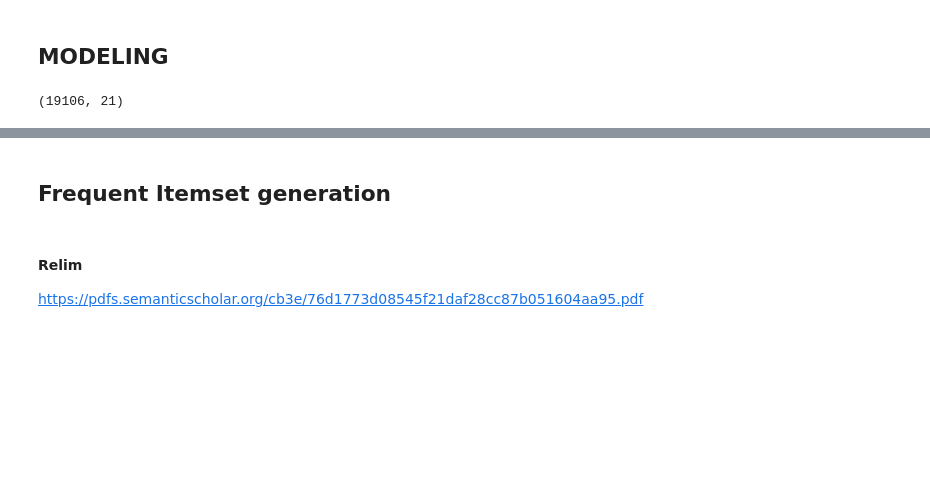
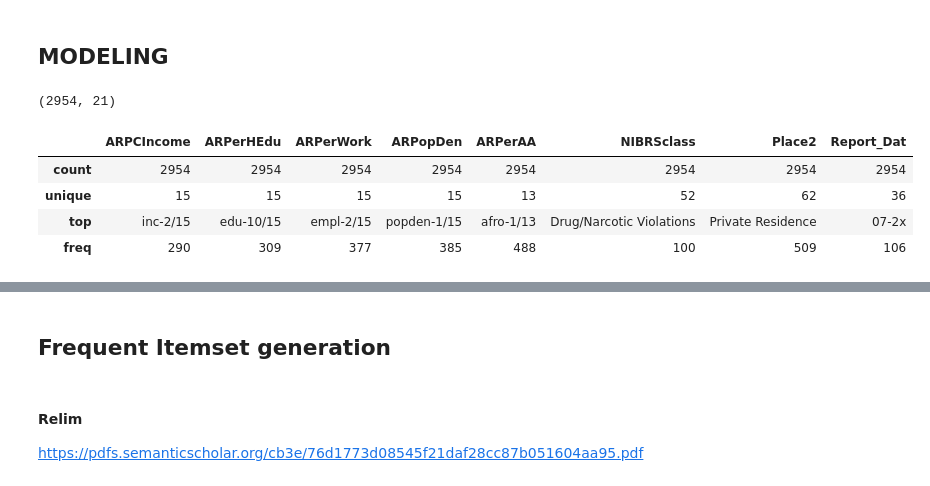
Before and after one commit to chrisPiemonte/crime-analysis, a Jupyter notebook: 3 - Modeling.ipynb, the cells around one changed output, grey strips where cells are left out. Saved outputs shown, nothing was run; the diff lists cells and outputs as text; code cells hidden in the pictures; blank space fills up the shorter version.

```diff
--- a/3 - Modeling.ipynb
+++ b/3 - Modeling.ipynb
@@ -13,9 +14,18 @@ from fp_growth import find_frequent_itemsets as get_freq_itemset
 plt.style.use('ggplot')
 pandas.set_option('display.max_rows', 100, "display.max_columns", 100)
 # %%
-df = pandas.read_csv("./dataset/crimes_census_5poi.csv", sep="\t")
-df = df.drop(["Unnamed: 0", "Clearance_", "Location_T"], axis=1)
+df = pandas.read_csv("./dataset/crimes_census_5poi_sampled100.csv", index_col=0, sep="\t")
 df.shape
 # %% [output]
-(19106, 21)
+(2954, 21)
+# %%
+df = df.drop(["BLOCKID10", "Street_Nam", "ARHeteInx", "ARPerM1724", "ARPerHOwn", "ARPerSF", "ARPerRMI5L", "ARPer3MU"], axis=1)
+df = df.drop(["First_POI", "Second_POI", "Third_POI", "Fourth_POI", "Fifth_POI"], axis=1)
+df.describe()
+# %% [output]
+|  | ARPCIncome | ARPerHEdu | ARPerWork | ARPopDen | ARPerAA | NIBRSclass | Place2 | Report_Dat |
+| count | 2954 | 2954 | 2954 | 2954 | 2954 | 2954 | 2954 | 2954 |
+| unique | 15 | 15 | 15 | 15 | 13 | 52 | 62 | 36 |
+| top | inc-2/15 | edu-10/15 | empl-2/15 | popden-1/15 | afro-1/13 | Drug/Narcotic Violations | Private Residence | 07-2x |
+| freq | 290 | 309 | 377 | 385 | 488 | 100 | 509 | 106 |
 # %%
```
Also changed, not shown: parts of 21 cells of this notebook, 3 other files.
